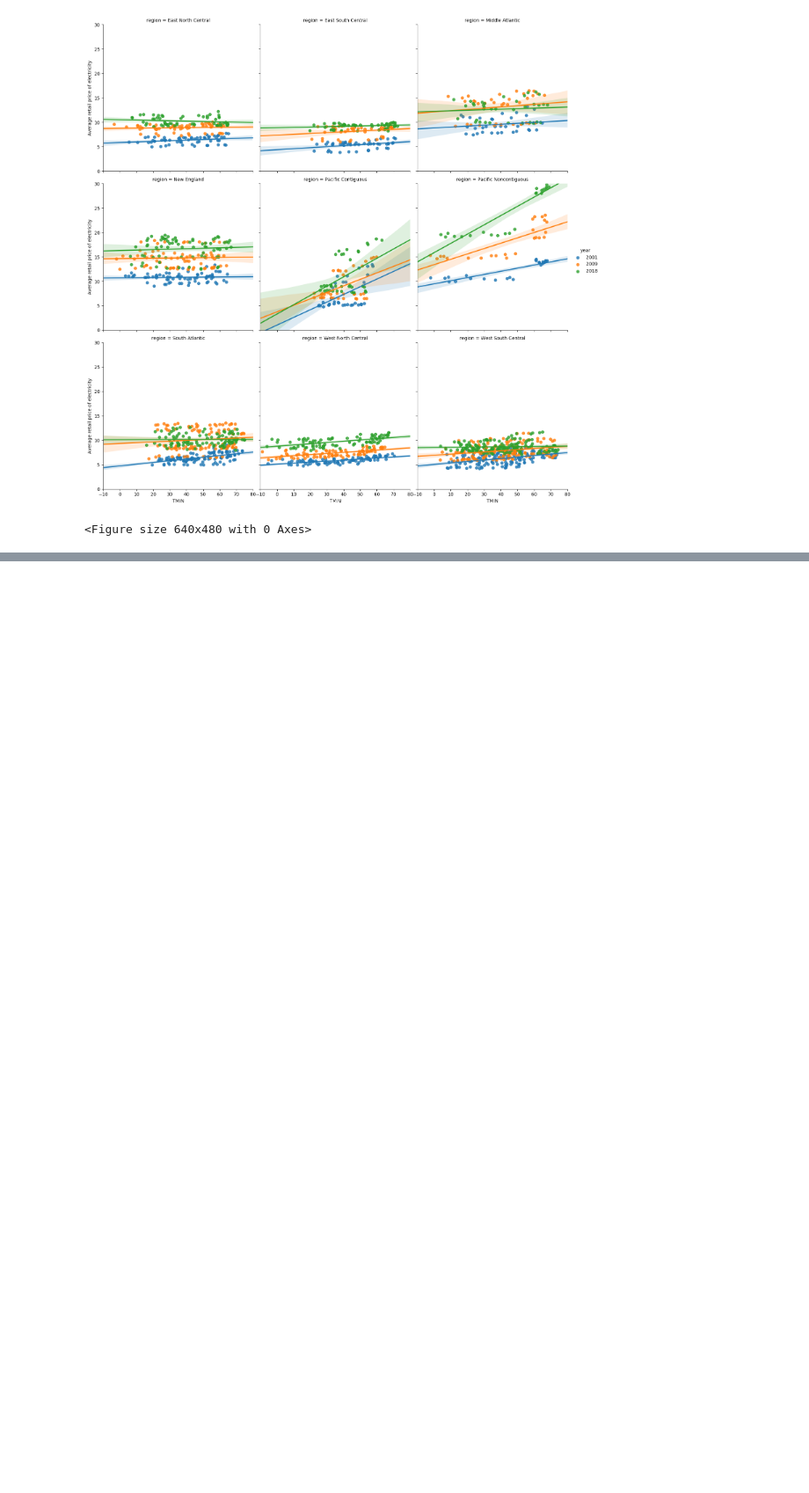
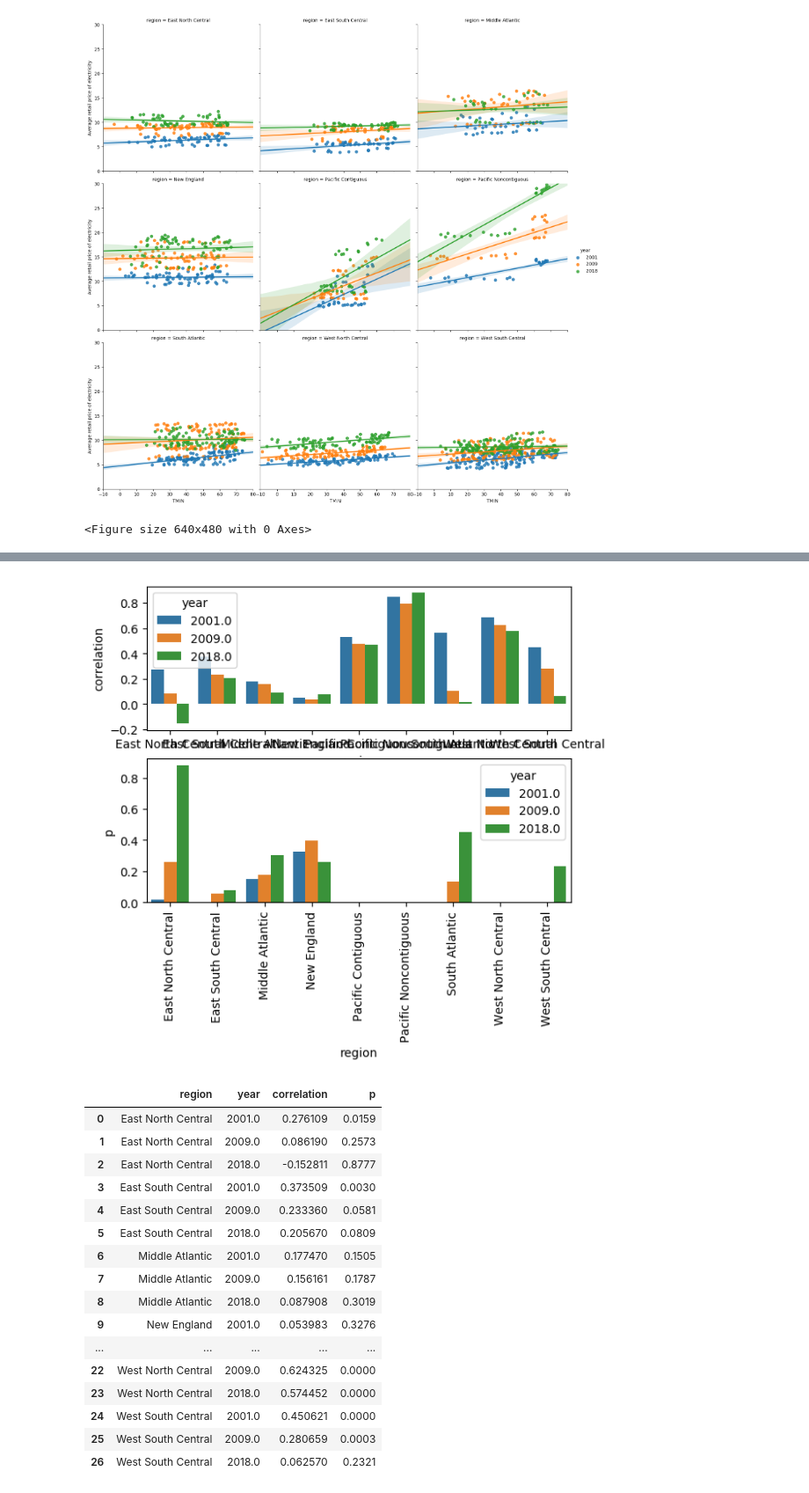
Before and after one commit to megiza/First_CapstoneProject, a Jupyter notebook: Project1_Part3.ipynb, the cells around one changed output, grey strips where cells are left out. Shown: that part at 88% size. Cells and saved outputs as stored; diff of their text form; code cells hidden in the pictures; blank space fills up the shorter version.

Commit message:
Correlation between minimum temperature and price were quantified by region during three different years

```diff
--- a/Project1_Part3.ipynb
+++ b/Project1_Part3.ipynb
@@ -276,0 +214,68 @@ for reg in df_reg.columns:
+# %%
+#Computation of linear regression between Average Retail price of Electricity
+#and minimim temperature TMIN
+
+
+var1='TMIN'
+var2='Average retail price of electricity'
+years=[2001,2009,2018]
+size=10000 #bootstrap size for correlation test
+df_data_sample=pd.DataFrame()
+df_data_reg=pd.DataFrame()
+df_results=pd.DataFrame()
+counter=0
+for year in years:
+    df_data_sample=df_data_3years[df_data_3years['year']==year]
+
+
+    for reg in df_reg.columns:
+        idx=df_data_sample['region']==reg
+
+        df_data_reg=df_data_sample.loc[idx, slice(None)]
+
+        x=df_data_reg[var1]
+        y=df_data_reg[var2]
+
+        correlation = pearson_r(x,y)
+        p=pearson_corr_test(x,y,size)
+
+
+        df_results.loc[counter,'region']=reg
+        df_results.loc[counter,'year']=int(year)
+        df_results.loc[counter,'correlation']=correlation
+        df_results.loc[counter,'p']=p
+
+        counter=counter+1
+
+
+df_results.sort_values(by=['region','year'], inplace=True)
+df_results.reset_index(inplace=True,drop=True)
+plt.subplot(2,1,1)
+g1=sns.barplot(x='region',y='correlation', hue='year', data=df_results)
+
+plt.subplot(2,1,2)
+g2=sns.barplot(x='region',y='p', hue='year', data=df_results)
+plt.xticks(rotation=90)
+
+plt.savefig('correlation_and_test_price_TMIN.png')
+plt.show()
+df_results
+# %% [output]
+[figure, added]
+|  | region | year | correlation | p |
+| 0 | East North Central | 2001.0 | 0.276109 | 0.0159 |
+| 1 | East North Central | 2009.0 | 0.086190 | 0.2573 |
+| 2 | East North Central | 2018.0 | -0.152811 | 0.8777 |
+| 3 | East South Central | 2001.0 | 0.373509 | 0.0030 |
+| 4 | East South Central | 2009.0 | 0.233360 | 0.0581 |
+| 5 | East South Central | 2018.0 | 0.205670 | 0.0809 |
+| 6 | Middle Atlantic | 2001.0 | 0.177470 | 0.1505 |
+| 7 | Middle Atlantic | 2009.0 | 0.156161 | 0.1787 |
+| 8 | Middle Atlantic | 2018.0 | 0.087908 | 0.3019 |
+| 9 | New England | 2001.0 | 0.053983 | 0.3276 |
+| ... | ... | ... | ... | ... |
+| 22 | West North Central | 2009.0 | 0.624325 | 0.0000 |
+| 23 | West North Central | 2018.0 | 0.574452 | 0.0000 |
+| 24 | West South Central | 2001.0 | 0.450621 | 0.0000 |
+| 25 | West South Central | 2009.0 | 0.280659 | 0.0003 |
+| 26 | West South Central | 2018.0 | 0.062570 | 0.2321 |
```
Also changed, not shown: parts of 5 cells of this notebook, 1 other file.
